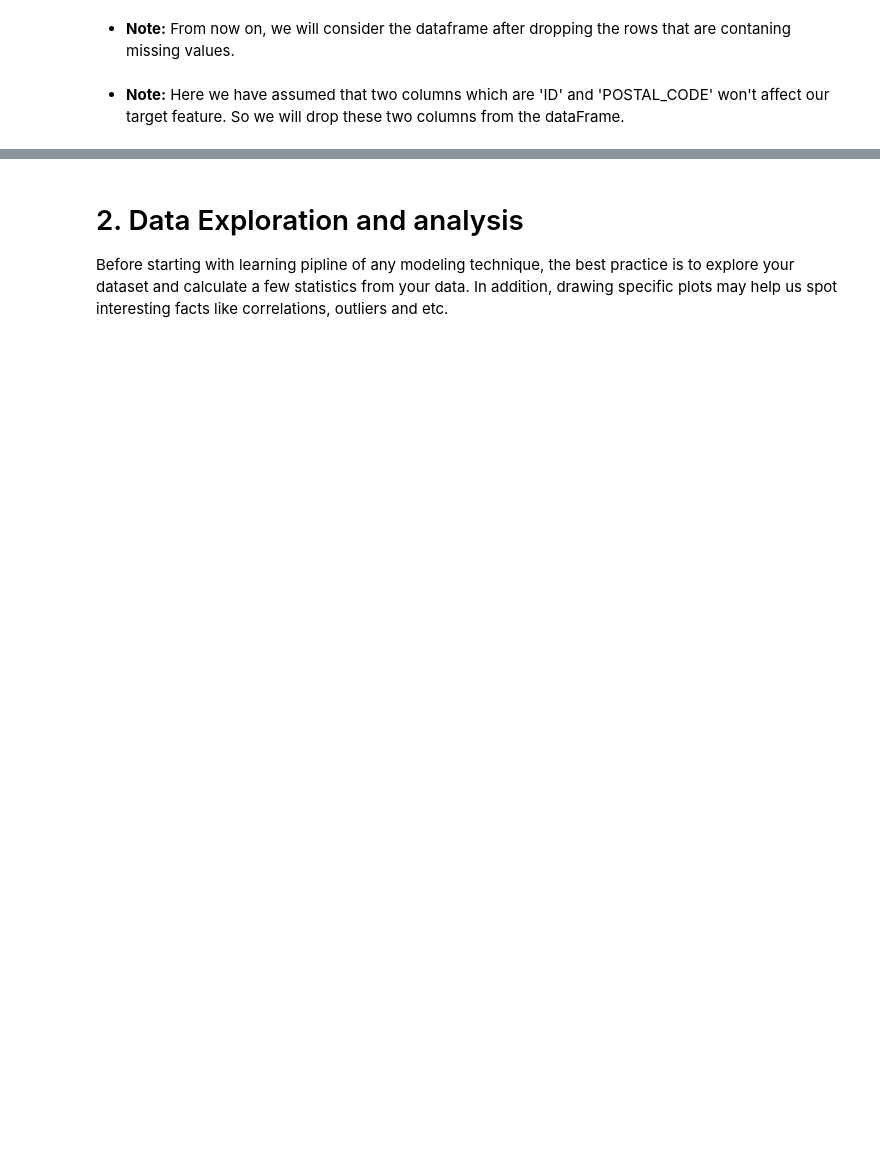
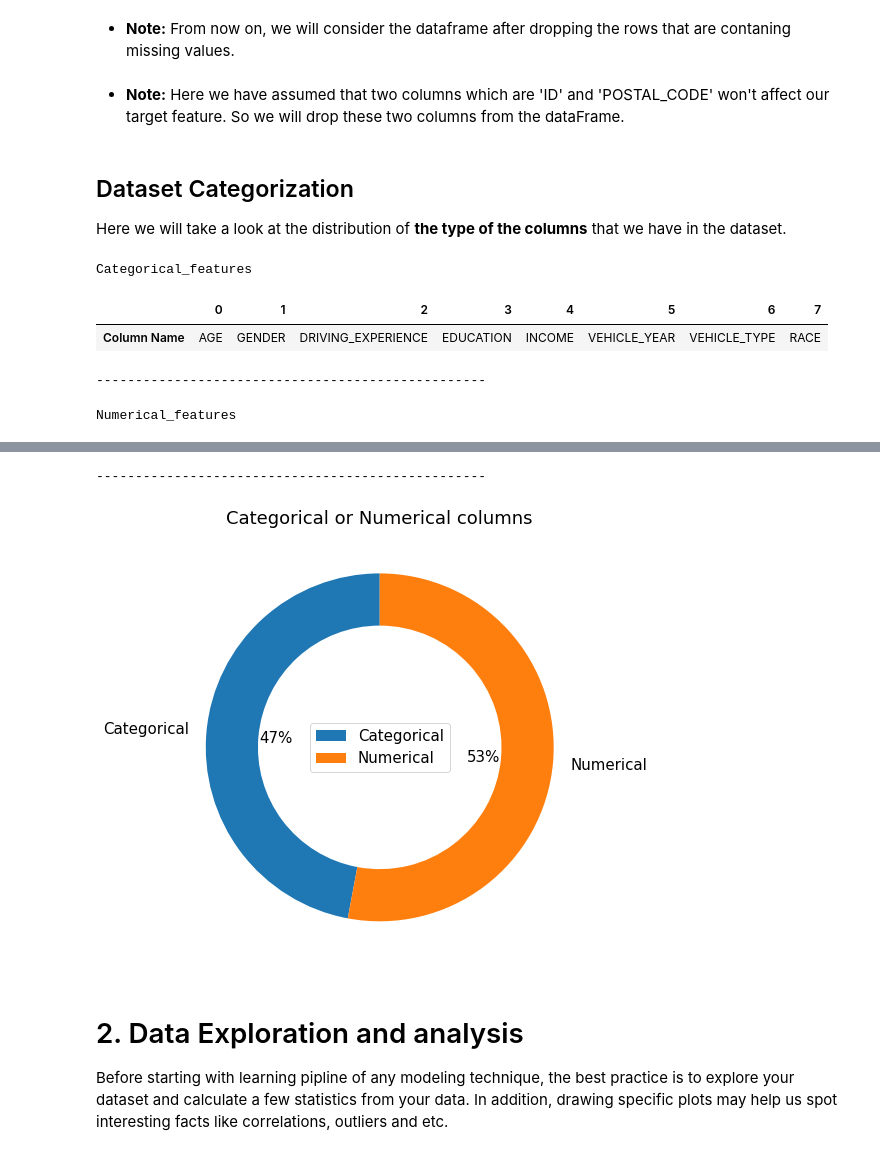
Before and after one commit to hassanteymoori/Insurance-claims-over-cars, a Jupyter notebook: Insurance-claims-over-cars.ipynb, the cells around one changed output, grey strips where cells are left out. Drawn from its saved outputs; the diff is of its cells as text; code cells hidden in the pictures; blank space fills up the shorter version.

```diff
--- a/Insurance-claims-over-cars.ipynb
+++ b/Insurance-claims-over-cars.ipynb
@@ -425,3 +377,49 @@ dataFrame = df_dropna
 * **Note:** Here we have assumed that two columns which are 'ID' and 'POSTAL_CODE' won't affect our target feature. So we will drop these two columns from the dataFrame.
 # %%
 dataFrame.drop(columns = ['ID', 'POSTAL_CODE'], axis = 1, inplace = True)
+# %% [markdown]
+## Dataset Categorization
+Here we will take a look at the distribution of **the type of the columns** that we have in the dataset.
+# %%
+# This function given a list of columns, will put them in a dataframe
+def List_visualization(Values):
+  Temp_df = pd.DataFrame(columns = ['Column Name'])
+  for i in Values:
+    Temp_df = Temp_df.append({'Column Name':i},ignore_index = True )
+  Temp_df = Temp_df.T.style.set_properties(**{'font-size': '8pt'})
+  return Temp_df
+
+# Here we will take a look at what are our categorical and numerical features
+df = dataFrame.copy()
+
+# Extract categorical columns
+cat_cols = [col for col in df.columns if df[col].dtypes == "O"]
+
+# To put Race column at the end of the list
+# as we want to show Race and vehicle type together
+# in the following sections
+cat_cols.append(cat_cols[2])
+del cat_cols[2]
+
+display(List_visualization(cat_cols).set_caption('Categorical_features'))
+
+print('\n'+'-'*50)
+
+# Extract numerical columns
+num_cols = [col for col in df.columns if df[col].dtypes != "O"]
+display(List_visualization(num_cols).set_caption('Numerical_features'))
+
+
+# Plotting the distribution of the categorical or numerical types
+print('\n'+'-'*50)
+fig, ax = plt.subplots(figsize=(12, 8))
+ax.pie([len(cat_cols), len(num_cols)], labels =['Categorical', 'Numerical'], wedgeprops={'width':0.3}, startangle=90, autopct = '%1.0f%%')
+ax.legend(loc = 'center')
+plt.title('Categorical or Numerical columns')
+plt.show()
+# %% [output]
+Categorical_features
+|  | 0 | 1 | 2 | 3 | 4 | 5 | 6 | 7 |
+| Column Name | AGE | GENDER | DRIVING_EXPERIENCE | EDUCATION | INCOME | VEHICLE_YEAR | VEHICLE_TYPE | RACE |
+--------------------------------------------------
+Numerical_features
@@ -428,3 +428,5 @@ dataFrame.drop(columns = ['ID', 'POSTAL_CODE'], axis = 1, inplace = True)
+--------------------------------------------------
+[figure, added]
 # %% [markdown]
 # 2. Data Exploration and analysis
 
```
Also changed, not shown: parts of 129 cells of this notebook, 1 other file.
